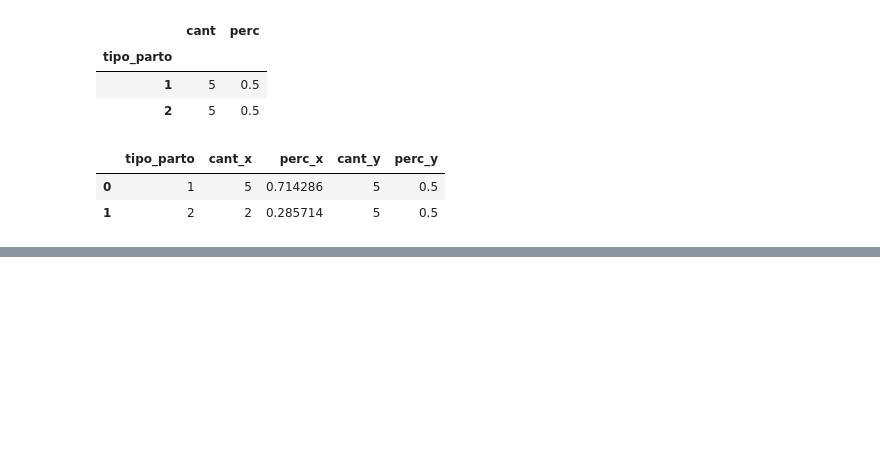
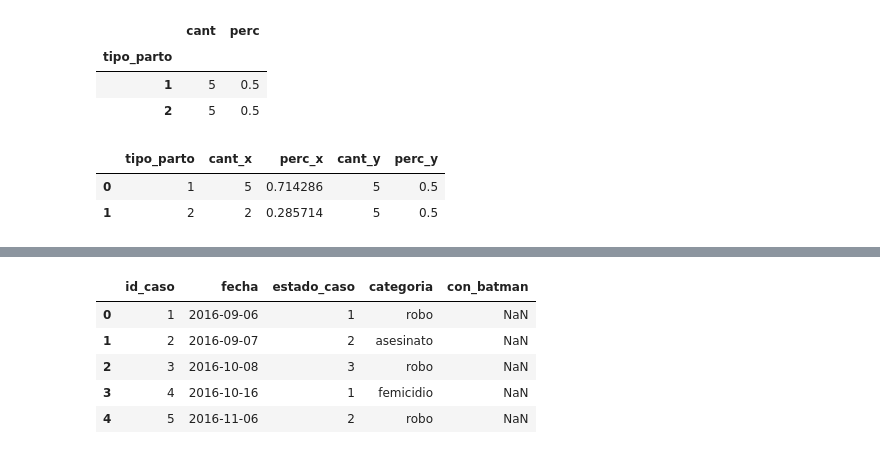
Before and after one commit to tomasBustamante/exploratory-data-analysis, a Jupyter notebook: notebooks/Ejercicios_Pandas.ipynb, the cells around one changed output, grey strips where cells are left out. Cells and saved outputs as stored; diff of their text form; code cells hidden in the pictures; blank space fills up the shorter version.

Commit message:
Ejercicios Batman

```diff
--- a/notebooks/Ejercicios_Pandas.ipynb
+++ b/notebooks/Ejercicios_Pandas.ipynb
@@ -567,0 +610,3 @@ merged
+# %%
+batisenial = pd.read_csv('../data/gcpd/batisenial.csv')
+batisenial.head()
@@ -567,0 +620,18 @@ merged
+# %%
+# Elimino las columnas que no me interesan
+casos = casos.loc[:,['id_caso','fecha','estado_caso','categoria']]
+
+# Hago un left join agregando una columna con la participación de Batman
+casos = pd.merge(casos, batisenial, on='id_caso', how='left')
+
+# Renombro la nueva columna
+casos.rename(columns={'respuesta': 'con_batman'}, inplace=True)
+
+casos.head()
+# %% [output]
+|  | id_caso | fecha | estado_caso | categoria | con_batman |
+| 0 | 1 | 2016-09-06 | 1 | robo | NaN |
+| 1 | 2 | 2016-09-07 | 2 | asesinato | NaN |
+| 2 | 3 | 2016-10-08 | 3 | robo | NaN |
+| 3 | 4 | 2016-10-16 | 1 | femicidio | NaN |
+| 4 | 5 | 2016-11-06 | 2 | robo | NaN |
```
Also changed, not shown: parts of 26 cells of this notebook.
